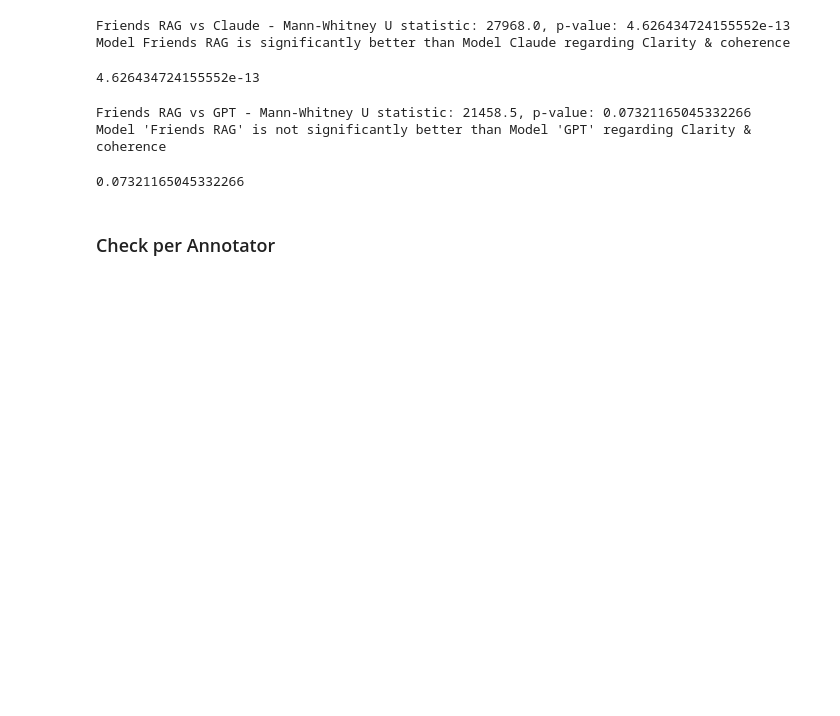
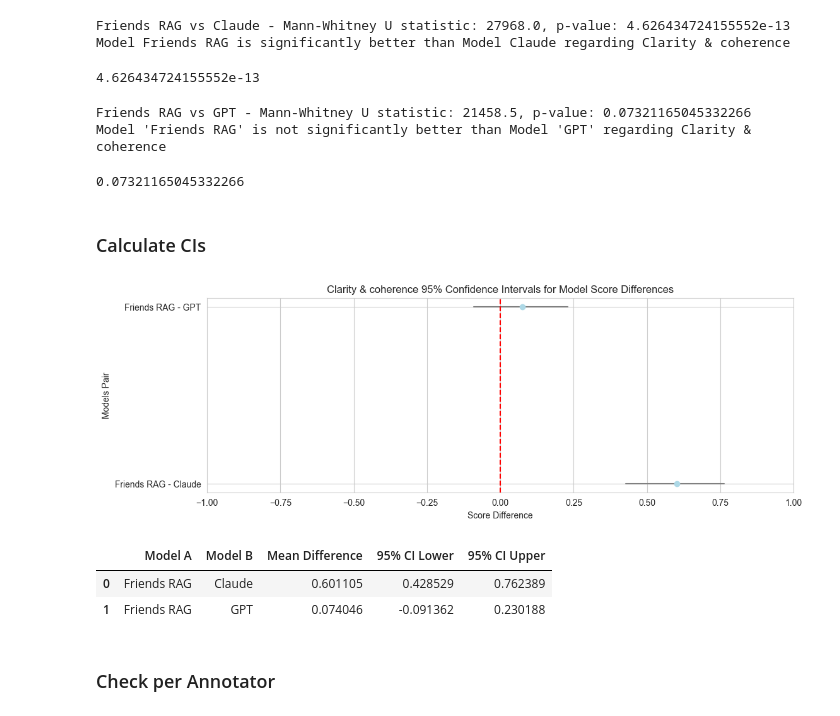
Before and after one commit to cohen-or-github/lab_final_project, a Jupyter notebook: evaluation.ipynb, the cells around one changed output. Cells and saved outputs as stored; diff of their text form; code cells hidden in the pictures; blank space fills up the shorter version.

```diff
--- a/evaluation.ipynb
+++ b/evaluation.ipynb
@@ -324,6 +420,16 @@ compare_models(df, 'Friends RAG', 'GPT', rate_column='Clarity & coherence')
 Friends RAG vs GPT - Mann-Whitney U statistic: 21458.5, p-value: 0.07321165045332266
 Model 'Friends RAG' is not significantly better than Model 'GPT' regarding Clarity & coherence
 0.07321165045332266
+# %% [markdown]
+### Calculate CIs
+# %%
+ci_df = compare_model_differences(data=df, score_column='Clarity & coherence')
+ci_df
+# %% [output]
+[figure, added]
+|  | Model A | Model B | Mean Difference | 95% CI Lower | 95% CI Upper |
+| 0 | Friends RAG | Claude | 0.601105 | 0.428529 | 0.762389 |
+| 1 | Friends RAG | GPT | 0.074046 | -0.091362 | 0.230188 |
 # %% [markdown]
 ### Check per Annotator
 # %%
```
Also changed, not shown: parts of 24 cells of this notebook, 1 other file.
